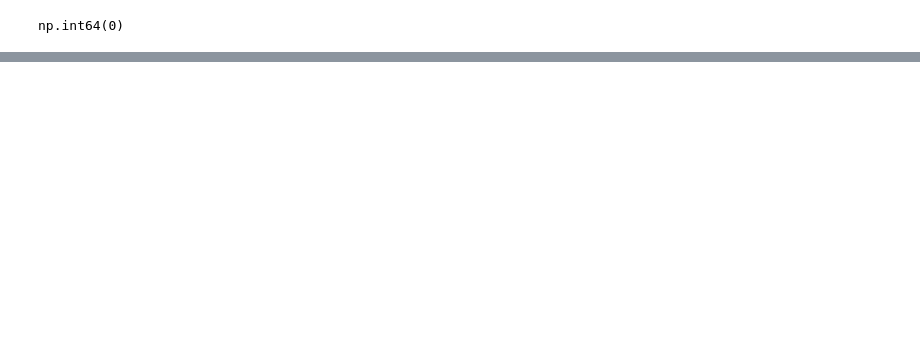
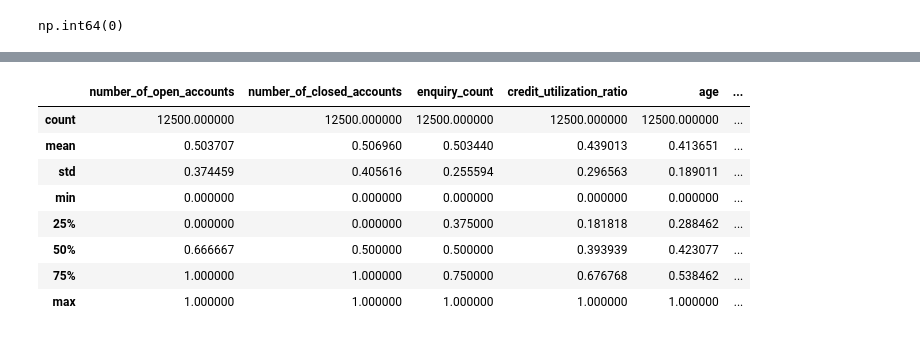
Before and after one commit to rupeshkumarp/credit_risk_analysis, a Jupyter notebook: data_preprocessing_and_eda.ipynb, the cells around one changed output, grey strips where cells are left out. Drawn from its saved outputs; the diff is of its cells as text; code cells hidden in the pictures; blank space fills up the shorter version.

```diff
--- a/data_preprocessing_and_eda.ipynb
+++ b/data_preprocessing_and_eda.ipynb
@@ -499,0 +575,16 @@ np.int64(0)
+# %%
+X_test = df_test.drop('default', axis='columns')
+y_test = df_test['default']
+
+X_test[cols_to_scale] = scaler.transform(X_test[cols_to_scale])
+X_test.describe()
+# %% [output]
+|  | number_of_open_accounts | number_of_closed_accounts | enquiry_count | credit_utilization_ratio | age | ... |
+| count | 12500.000000 | 12500.000000 | 12500.000000 | 12500.000000 | 12500.000000 | ... |
+| mean | 0.503707 | 0.506960 | 0.503440 | 0.439013 | 0.413651 | ... |
+| std | 0.374459 | 0.405616 | 0.255594 | 0.296563 | 0.189011 | ... |
+| min | 0.000000 | 0.000000 | 0.000000 | 0.000000 | 0.000000 | ... |
+| 25% | 0.000000 | 0.000000 | 0.375000 | 0.181818 | 0.288462 | ... |
+| 50% | 0.666667 | 0.500000 | 0.500000 | 0.393939 | 0.423077 | ... |
+| 75% | 1.000000 | 1.000000 | 0.750000 | 0.676768 | 0.538462 | ... |
+| max | 1.000000 | 1.000000 | 1.000000 | 1.000000 | 1.000000 | ... |
```
Also changed, not shown: parts of 18 cells of this notebook.
